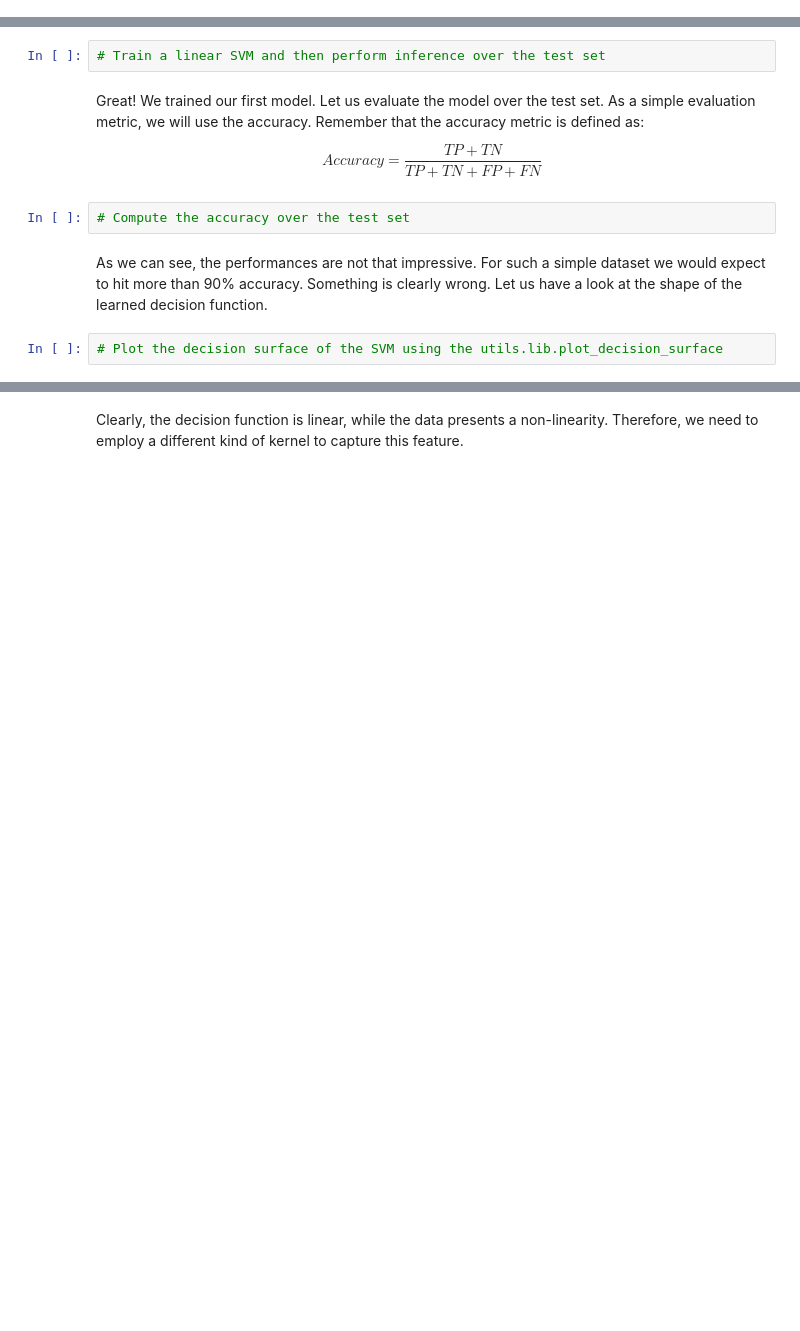
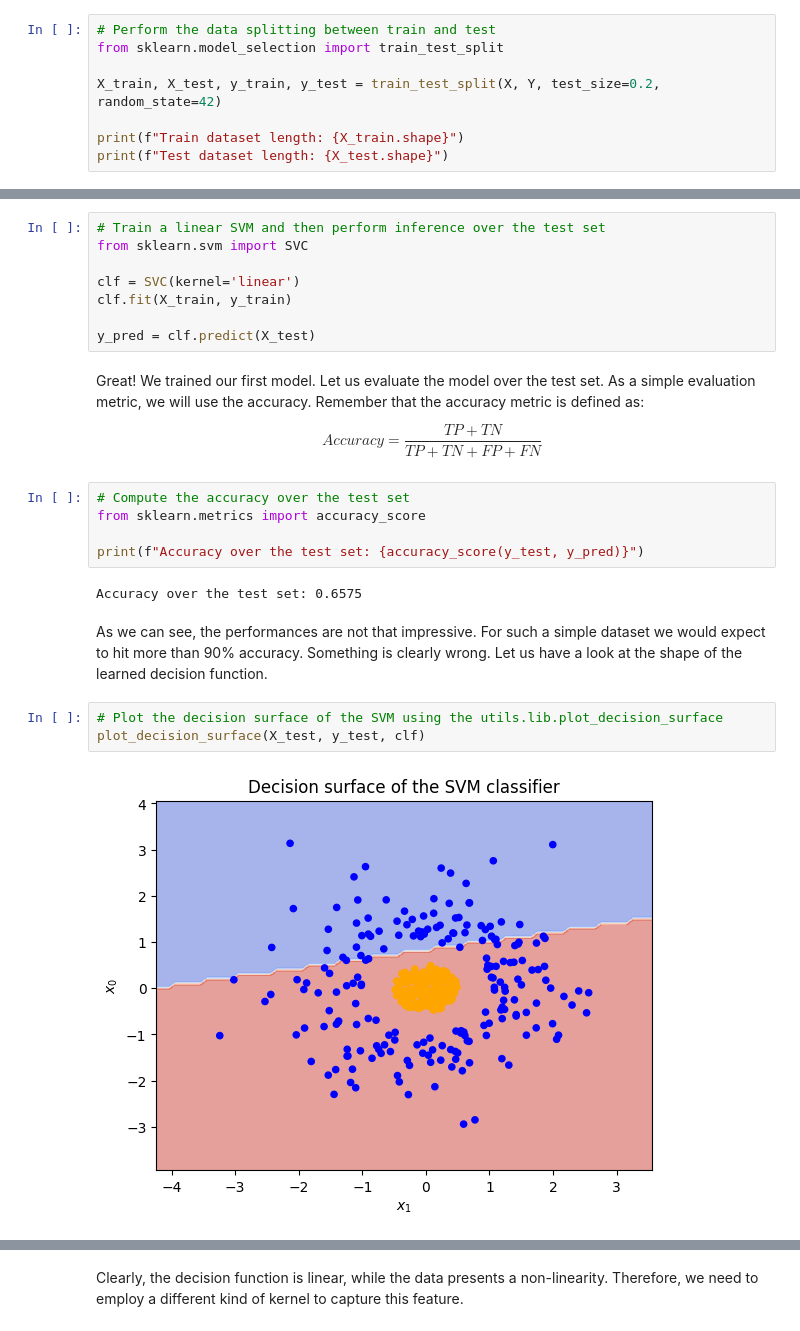
Before and after one commit to geektoni/ml_labs, a Jupyter notebook: sklearn-lab/sklearn-lab.ipynb, the cells around one changed output, grey strips where cells are left out. Cells and saved outputs as stored; diff of their text form; blank space fills up the shorter version.

```diff
--- a/sklearn-lab/sklearn-lab.ipynb
+++ b/sklearn-lab/sklearn-lab.ipynb
@@ -92,0 +95,8 @@ We can generate a dataset and plot the correspoding results.
+# %%
+# Perform the data splitting between train and test
+from sklearn.model_selection import train_test_split
+
+X_train, X_test, y_train, y_test = train_test_split(X, Y, test_size=0.2, random_state=42)
+
+print(f"Train dataset length: {X_train.shape}")
+print(f"Test dataset length: {X_test.shape}")
@@ -94,15 +107,29 @@ We can generate a dataset and plot the correspoding results.
 ## SVM with Linear Kernel
 # %%
 # Train a linear SVM and then perform inference over the test set
+from sklearn.svm import SVC
+
+clf = SVC(kernel='linear')
+clf.fit(X_train, y_train)
+
+y_pred = clf.predict(X_test)
 # %% [markdown]
 Great! We trained our first model. Let us evaluate the model over the test set. As a simple evaluation metric, we will use the accuracy. Remember that the accuracy metric is defined as:
 
 $$Accuracy = \frac{TP+TN}{TP+TN+FP+FN}$$
 # %%
 # Compute the accuracy over the test set
+from sklearn.metrics import accuracy_score
+
+print(f"Accuracy over the test set: {accuracy_score(y_test, y_pred)}")
+# %% [output]
+Accuracy over the test set: 0.6575
 # %% [markdown]
 As we can see, the performances are not that impressive. For such a simple dataset we would expect to hit more than 90% accuracy. Something is clearly wrong. Let us have a look at the shape of the learned decision function.
 # %%
 # Plot the decision surface of the SVM using the utils.lib.plot_decision_surface
+plot_decision_surface(X_test, y_test, clf)
+# %% [output]
+[figure, added]
 # %%
 # Plot the margin of the SVM using the utils.lib.plot_svm_margin
```
Also changed, not shown: parts of 52 cells of this notebook.
